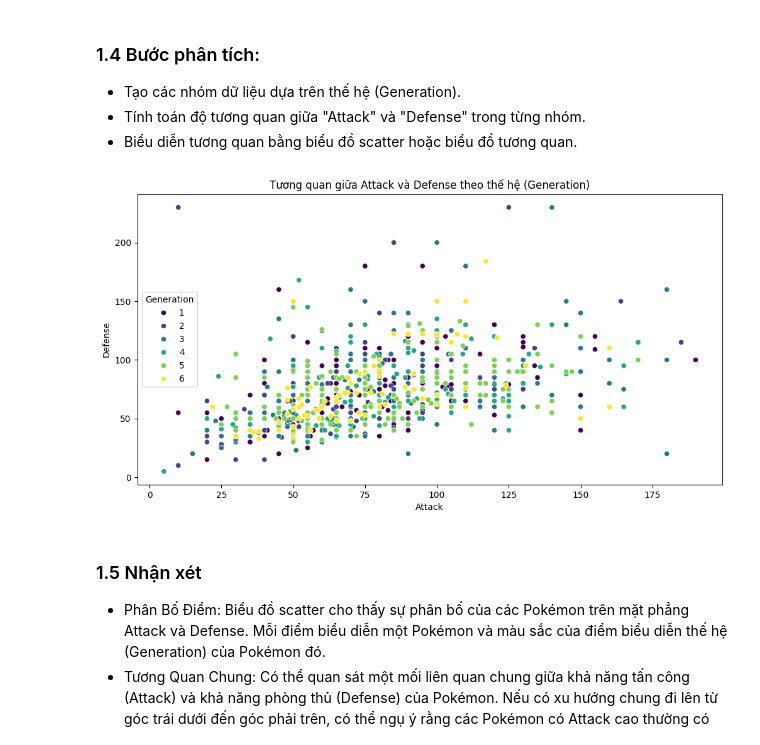
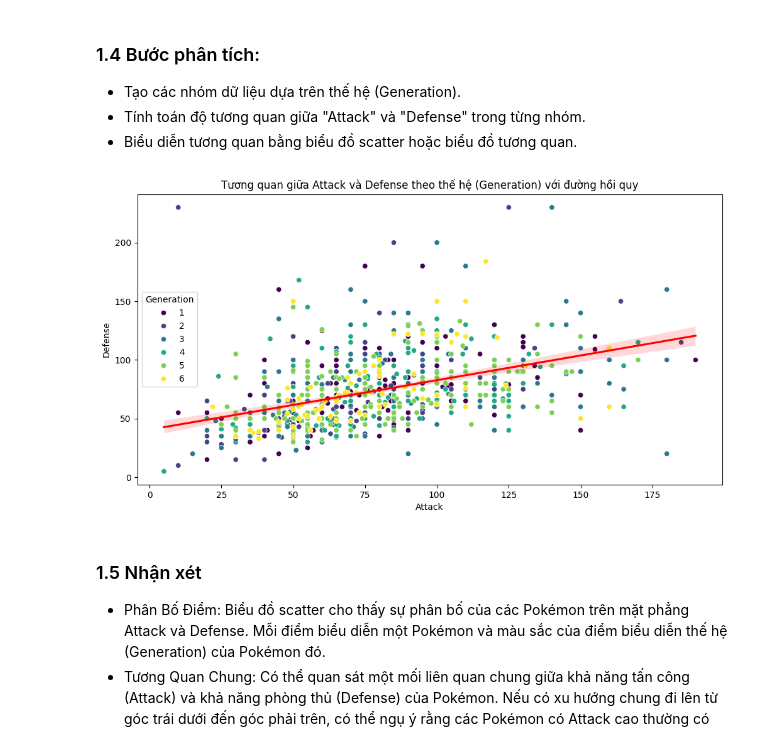
Before and after one commit to Siralexgon/KHDL, a Jupyter notebook: Final-Version.ipynb, the cells around one changed output. Saved outputs shown, nothing was run; the diff lists cells and outputs as text; code cells hidden in the pictures.

```diff
--- a/Final-Version.ipynb
+++ b/Final-Version.ipynb
@@ -334,26 +334,31 @@ df.head()
 - Tính toán độ tương quan giữa "Attack" và "Defense" trong từng nhóm.
 - Biểu diễn tương quan bằng biểu đồ scatter hoặc biểu đồ tương quan.
 # %%
+# Đọc dữ liệu từ file CSV
 pokemon_data = pd.read_csv("Pokemon.csv")
-# Kiểm tra giá trị trống
+
+# Loại bỏ dữ liệu thiếu
 pokemon_data.dropna(subset=['Attack', 'Defense', 'Generation'], inplace=True)
 
-# Tạo nhóm dữ liệu dựa trên thế hệ (Generation)
+# Nhóm dữ liệu theo thế hệ (Generation)
 generation_groups = pokemon_data.groupby('Generation')
 
 # Tính toán độ tương quan giữa "Attack" và "Defense"
 correlation_data = generation_groups[['Attack', 'Defense']].corr().iloc[0::2, -1].reset_index()
 
-
-# Biểu diễn tương quan bằng biểu đồ scatter
+# Biểu diễn tương quan bằng biểu đồ scatter với đường hồi quy
 plt.figure(figsize=(12, 6))
 sns.scatterplot(x='Attack', y='Defense', hue='Generation', data=pokemon_data, palette='viridis')
-plt.title('Tương quan giữa Attack và Defense theo thế hệ (Generation)')
+
+# Thêm đường hồi quy
+sns.regplot(x='Attack', y='Defense', data=pokemon_data, scatter=False, color='red')
+
+plt.title('Tương quan giữa Attack và Defense theo thế hệ (Generation) với đường hồi quy')
 plt.xlabel('Attack')
 plt.ylabel('Defense')
 plt.show()
 # %% [output]
-[figure, old version]
+[figure, new version]
 # %% [markdown]
 ### 1.5 Nhận xét
 - Phân Bố Điểm:
```
